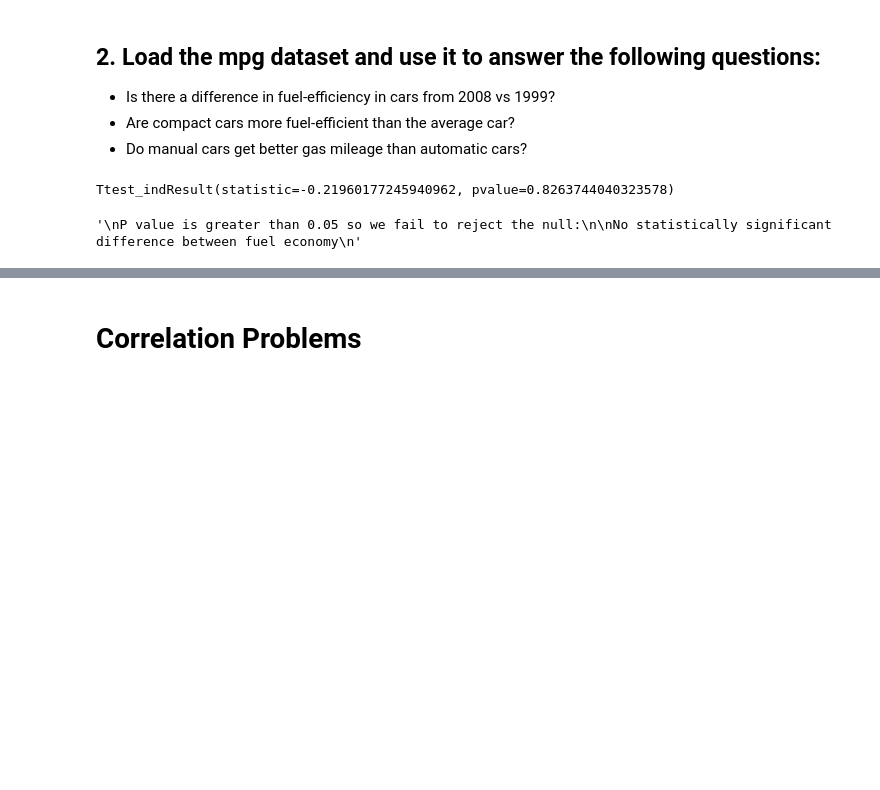
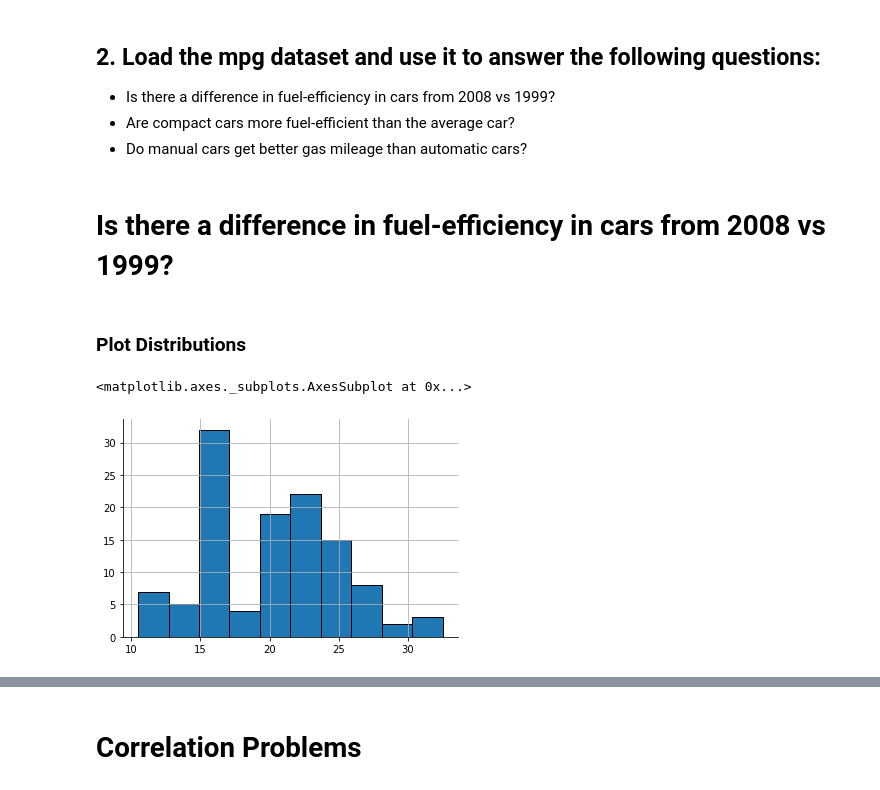
Before and after one commit to CSolitaire/statistics-exercises, a Jupyter notebook: hypothesis_testing.ipynb, the cells around one changed output, grey strips where cells are left out. Cells and saved outputs as stored; diff of their text form; code cells hidden in the pictures; blank space fills up the shorter version.

```diff
--- a/hypothesis_testing.ipynb
+++ b/hypothesis_testing.ipynb
@@ -321,41 +321,5 @@ oh_eight = mpg[bool_series]
 # %%
 bool_series = mpg.year == 1999
 nine_nine = mpg[bool_series]
-# %%
-#Is there a difference in fuel-efficiency in cars from 2008 vs 1999?
-
-x1 = oh_eight.average_mileage
-x2 = nine_nine.average_mileage
-
-xbar1 = x1.mean()
-xbar2 = x2.mean()
-
-n1 = x1.shape[0]
-n2 = x2.shape[0]
-
-s1 = x1.std()
-s2 = x2.std()
-
-degf = n1 + n2 - 2
-
-s_p = sqrt(((n1 - 1) * s1**2 + (n2 - 1) * s2**2) / (n1 + n2 - 2))
-s_p
-
-standard_error = se = sqrt(s1**2 / n1 + s2**2 / n2)
-
-t = (xbar1 - xbar2) / (s_p * sqrt(1/n1 + 1/n2))
-t
-
-p = stats.t(degf).sf(t) * 2
-
-stats.ttest_ind(x1, x2)
-# %% [output]
-Ttest_indResult(statistic=-0.21960177245940962, pvalue=0.8263744040323578)
-# %%
-"""
-P value is greater than 0.05 so we fail to reject the null:
-
-No statistically significant difference between fuel economy
-"""
-# %% [output]
-'\nP value is greater than 0.05 so we fail to reject the null:\n\nNo statistically significant difference between fuel economy\n'
+# %% [markdown]
+# Is there a difference in fuel-efficiency in cars from 2008 vs 1999?
@@ -361,0 +328,7 @@ No statistically significant difference between fuel economy
+# %% [markdown]
+### Plot Distributions
+# %%
+oh_eight['average_mileage'].hist()
+# %% [output]
+<matplotlib.axes._subplots.AxesSubplot at 0x...>
+[figure, added]
```
Also changed, not shown: parts of 32 cells of this notebook.
